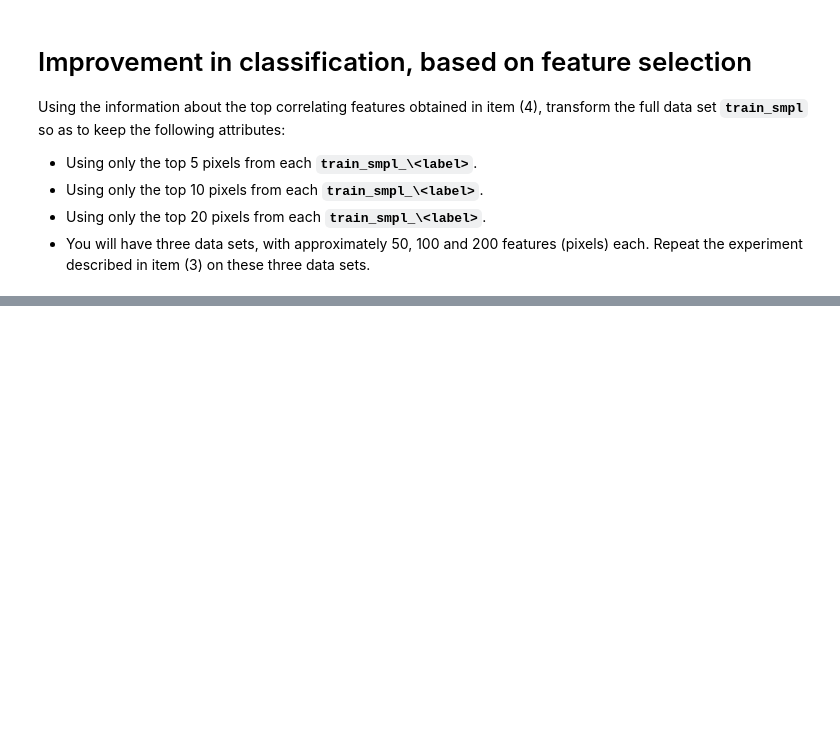
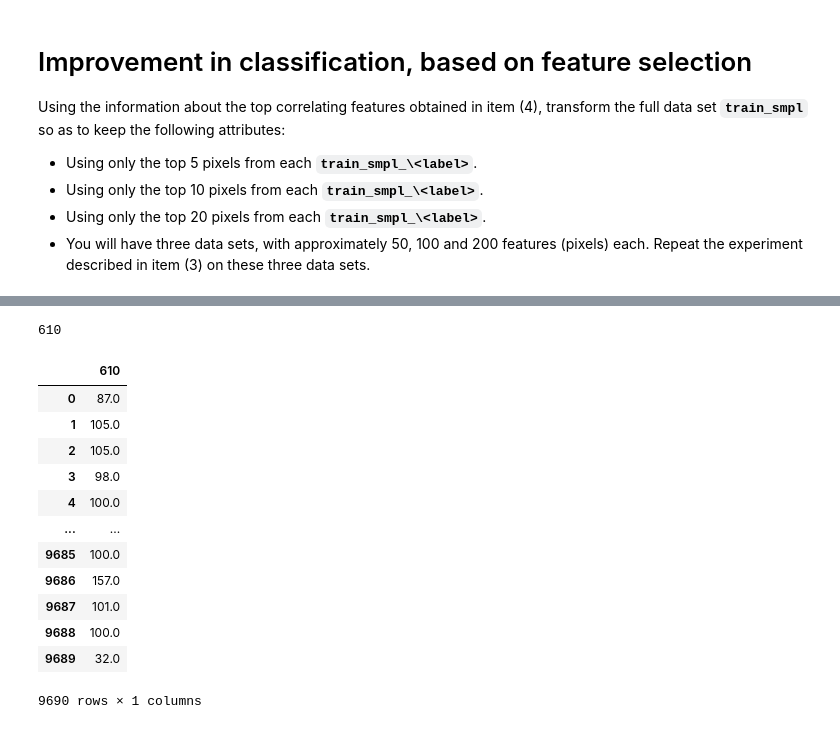
Before and after one commit to friedforfun/Data-Mining-Machine-Learning-CW, a Jupyter notebook: Tasks/Task 5 - Improvement in classification.ipynb, the cells around one changed output, grey strips where cells are left out. Cells and saved outputs as stored; diff of their text form; code cells hidden in the pictures; blank space fills up the shorter version.

```diff
--- a/Tasks/Task 5 - Improvement in classification.ipynb
+++ b/Tasks/Task 5 - Improvement in classification.ipynb
@@ -161,2 +167,25 @@ print(best_pixel_depth)
+# %%
+pixel_order[0][131]
+# %% [output]
+610
+# %%
+
+
+output = np.take(x_data,[pixel_order[0][131]], axis=1)
+output
+# %% [output]
+|  | 610 |
+| 0 | 87.0 |
+| 1 | 105.0 |
+| 2 | 105.0 |
+| 3 | 98.0 |
+| 4 | 100.0 |
+| ... | ... |
+| 9685 | 100.0 |
+| 9686 | 157.0 |
+| 9687 | 101.0 |
+| 9688 | 100.0 |
+| 9689 | 32.0 |
+9690 rows × 1 columns
 # %%
 
```
Also changed, not shown: parts of 16 cells of this notebook.
